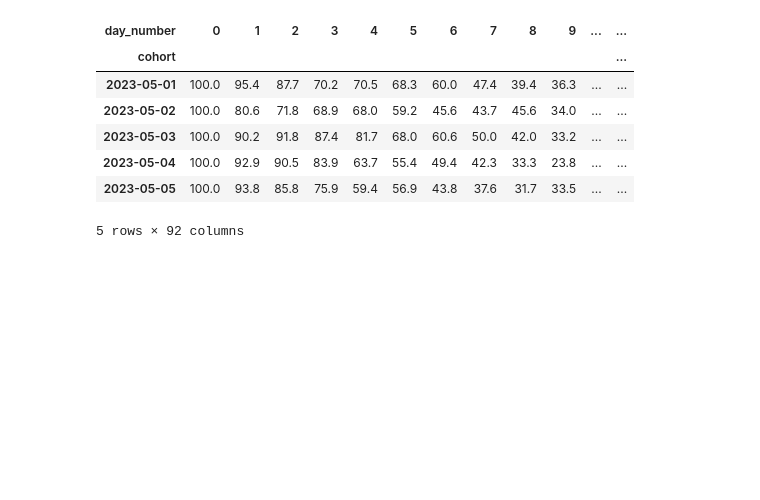
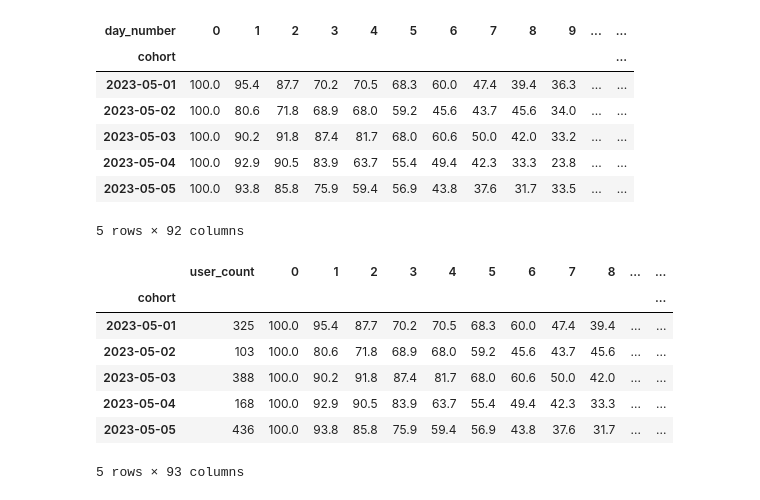
Before and after one commit to saeraniren/advanced_project, a Jupyter notebook: kpi_retention.ipynb, the cells around one changed output. Drawn from its saved outputs; the diff is of its cells as text; code cells hidden in the pictures; blank space fills up the shorter version.

Commit message:
retention_with_usercount_df

```diff
--- a/kpi_retention.ipynb
+++ b/kpi_retention.ipynb
@@ -460,3 +486,22 @@ retention_rate.head()
 | 2023-05-04 | 100.0 | 92.9 | 90.5 | 83.9 | 63.7 | 55.4 | 49.4 | 42.3 | 33.3 | 23.8 | ... | ... |
 | 2023-05-05 | 100.0 | 93.8 | 85.8 | 75.9 | 59.4 | 56.9 | 43.8 | 37.6 | 31.7 | 33.5 | ... | ... |
 5 rows × 92 columns
+# %%
+# 재투표율 리텐션 비율을 구한 데이터프레임의 제일 첫번째에 해당 cohort의 그룹 수를 넣어보기
+
+# 유저 수 추출
+user_cnt = retention[0]
+# 데이터프레임으로 변환
+user_cnt = user_cnt.to_frame(name='user_count')
+# 재투표율 리텐션 비율을 구한 데이터프레임에 합치기
+retention_with_usercount_df = pd.concat([user_cnt,retention_rate], axis=1)
+retention_with_usercount_df.head()
+# %% [output]
+|  | user_count | 0 | 1 | 2 | 3 | 4 | 5 | 6 | 7 | 8 | ... | ... |
+| cohort |  |  |  |  |  |  |  |  |  |  |  | ... |
+| 2023-05-01 | 325 | 100.0 | 95.4 | 87.7 | 70.2 | 70.5 | 68.3 | 60.0 | 47.4 | 39.4 | ... | ... |
+| 2023-05-02 | 103 | 100.0 | 80.6 | 71.8 | 68.9 | 68.0 | 59.2 | 45.6 | 43.7 | 45.6 | ... | ... |
+| 2023-05-03 | 388 | 100.0 | 90.2 | 91.8 | 87.4 | 81.7 | 68.0 | 60.6 | 50.0 | 42.0 | ... | ... |
+| 2023-05-04 | 168 | 100.0 | 92.9 | 90.5 | 83.9 | 63.7 | 55.4 | 49.4 | 42.3 | 33.3 | ... | ... |
+| 2023-05-05 | 436 | 100.0 | 93.8 | 85.8 | 75.9 | 59.4 | 56.9 | 43.8 | 37.6 | 31.7 | ... | ... |
+5 rows × 93 columns
```
Also changed, not shown: parts of 3 cells of this notebook.
